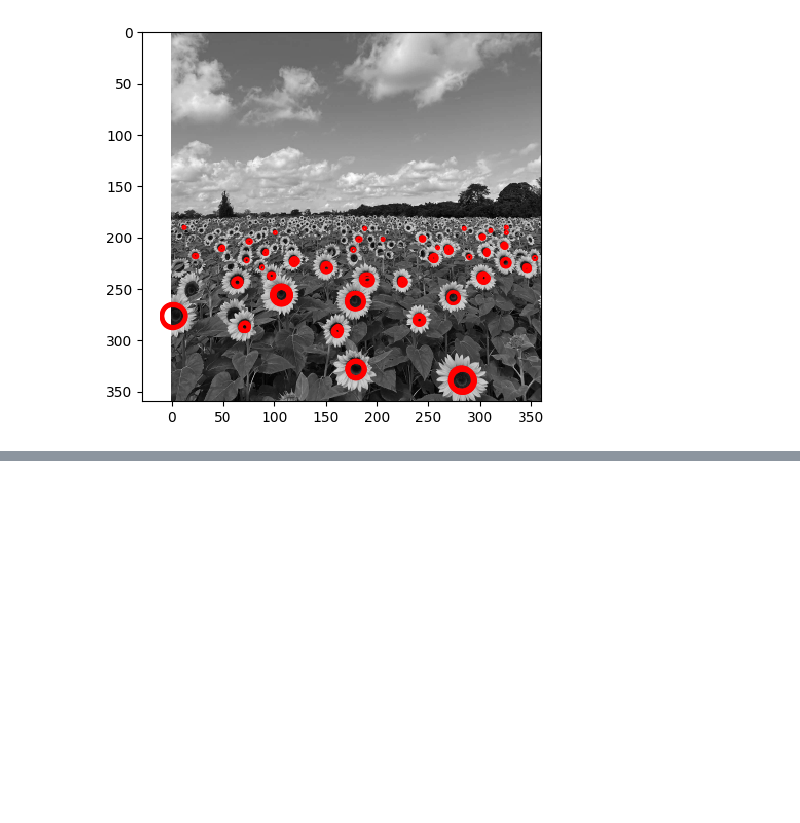
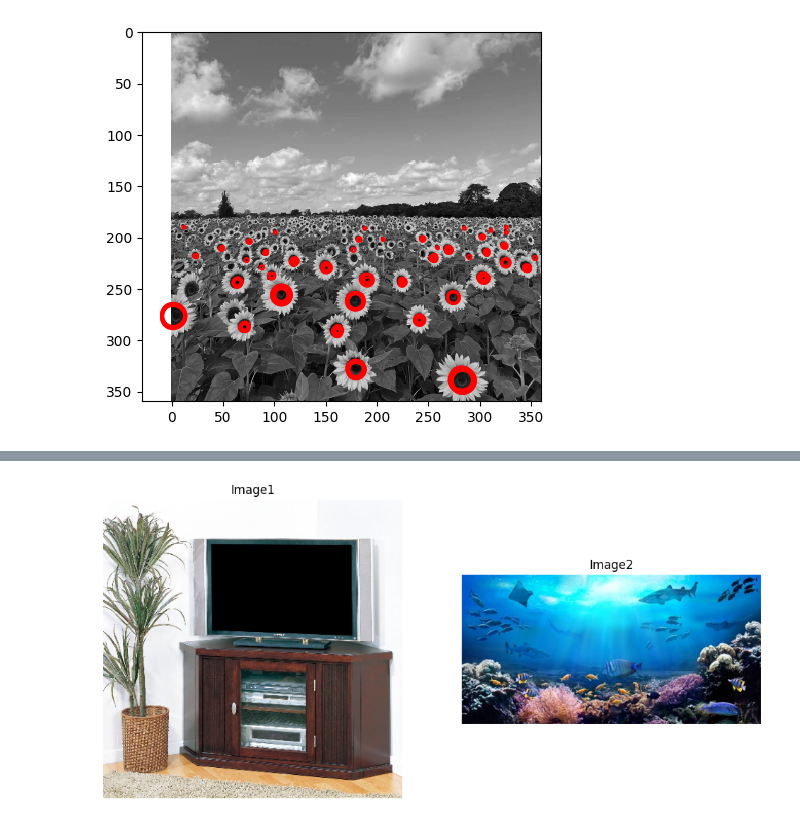
Before and after one commit to Ishana-Dewmini/EN3160_Fitting_and_Alignment, a Jupyter notebook: 200477U_Assignment2.ipynb, the cells around one changed output, grey strips where cells are left out. Saved outputs shown, nothing was run; the diff lists cells and outputs as text; code cells hidden in the pictures; blank space fills up the shorter version.

Commit message:
Read 4 point when user click on the image

```diff
--- a/200477U_Assignment2.ipynb
+++ b/200477U_Assignment2.ipynb
@@ -129,0 +73,99 @@ plt.show()
+# %%
+import cv2
+import numpy as np
+import matplotlib.pyplot as plt
+
+# Function to get the mouse click coordinates
+def get_mouse_click(event, x, y, flags, param):
+    global selected_points, current_point_index
+
+    if event == cv2.EVENT_LBUTTONDOWN:
+        selected_points[current_point_index] = (x, y)
+        current_point_index += 1
+        if current_point_index == 4:
+            cv2.destroyAllWindows()
+
+# Load the images
+im1 = cv2.imread("tv.jpg")
+im2 = cv2.imread("ocean.jpg")
+# Define a resize factor to make image1 manageable for point selection
+resize_factor = 0.25
+im1_resized = cv2.resize(im1, None, fx=resize_factor, fy=resize_factor)
+
+# Display the resized image1 using OpenCV for point selection
+cv2.imshow('Image1', im1_resized)
+cv2.setMouseCallback('Image1', get_mouse_click)
+
+# Initialize variables for selected points
+selected_points = [None] * 4
+current_point_index = 0
+
+# Wait for the user to select the four corner points by clicking on the resized Image1
+print("Please select four points on Image1 for homography calculation.")
+print("Click on the bottom-left corner of the object and proceed anti-clockwise.")
+while current_point_index < 4:
+    cv2.waitKey(1)
+
+# Close the OpenCV window
+cv2.destroyAllWindows()
+
+# Display image2 using Matplotlib
+plt.figure(figsize=(12, 6))
+
+plt.subplot(1, 2, 1)
+plt.imshow(cv2.cvtColor(im1_resized, cv2.COLOR_BGR2RGB))
+plt.title("Image1")
+plt.axis('off')  # Remove axis labels
+
+plt.subplot(1, 2, 2)
+plt.imshow(cv2.cvtColor(im2, cv2.COLOR_BGR2RGB))
+plt.title("Image2")
+plt.axis('off')  # Remove axis labels
+
+# Convert selected points to a NumPy array: order of points is [bottom_left, bottom_right, top_right, top_left]
+selected_points = np.array(selected_points, dtype=np.float32)
+print(selected_points)
+
+if selected_points.shape == (4, 2):
+    # Define the corner points of image2 # shape (445, 894, 3)
+    # [bottom_left, bottom_right, top_right, top_left]
+    pts1 = np.float32([[0, im2.shape[0]], [im2.shape[1], im2.shape[0]], [im2.shape[1], 0], [0, 0]])
+
+
+    # Create a transformation matrix to map image2 to image1
+    h, _ = cv2.findHomography(pts1,selected_points)
+
+    # Warp image2 to image1
+    img2_warp = cv2.warpPerspective(im2, h, (im1_resized.shape[1], im1_resized.shape[0]))
+
+    # Create a mask for the image2 region
+    img2_mask = np.zeros_like(im1_resized, dtype=np.uint8)
+    cv2.fillConvexPoly(img2_mask, selected_points.astype(int), (255, 255, 255))
+
+    # Invert the mask to get the non-image2 region
+    non_img2_mask = cv2.bitwise_not(img2_mask)
+
+    # Remove the image2 region from image1
+    img1_without_img2 = cv2.bitwise_and(im1_resized, non_img2_mask)
+
+    # Combine the image2 region and the image1 without the image2 region
+    result = cv2.bitwise_or(img2_warp, img1_without_img2)
+
+    # Display the result
+    plt.figure()
+    plt.imshow(cv2.cvtColor(result, cv2.COLOR_BGR2RGB))
+    plt.title("Image1 with Image2")
+    plt.axis('off')  # Remove axis labels
+
+    '''# Visualize the selected points on both images
+    plt.plot(selected_points[:, 0], selected_points[:, 1], 'ro')  # Red circles for selected points on image1
+    plt.plot(pts1[:, 0], pts1[:, 1], 'go')  # Green circles for corresponding points on image2
+
+    # Draw lines connecting the selected points for visualization
+    for i in range(4):
+        plt.plot([selected_points[i, 0], pts1[i, 0]], [selected_points[i, 1], pts1[i, 1]], 'b-')'''
+
+    plt.show()
+else:
+    print("Please select four points on Image1 for homography calculation.")
+# %% [output]
@@ -129,0 +178 @@ plt.show()
+[figure, added]
```
Also changed, not shown: parts of 2 cells of this notebook.
